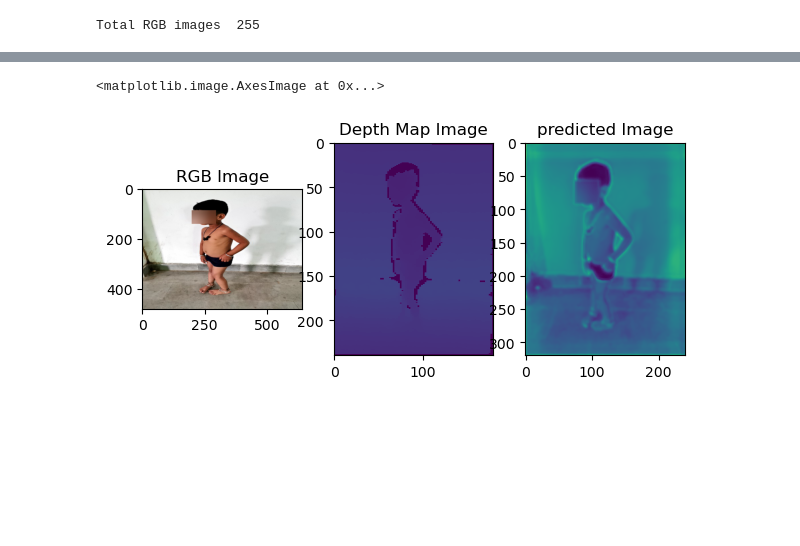
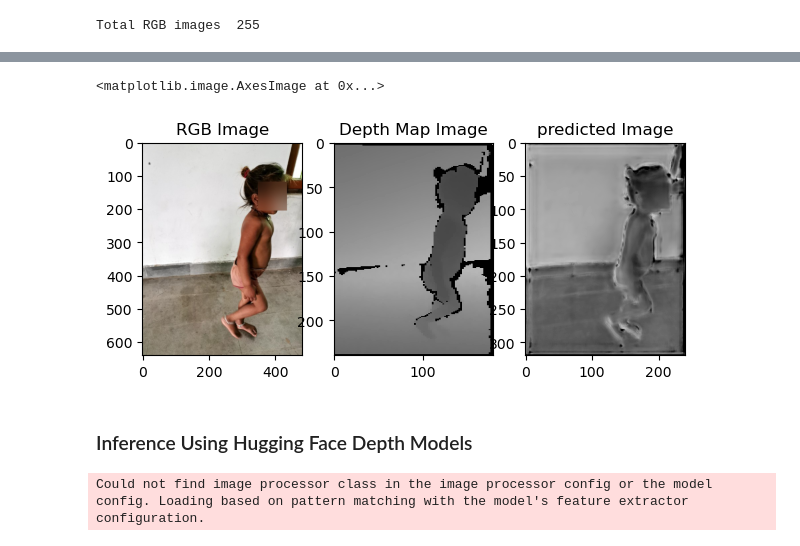
Before and after one commit to Samarth-991/Depth-Estimation, a Jupyter notebook: notebooks/03_inference.ipynb, the cells around one changed output, grey strips where cells are left out. Cells and saved outputs as stored; diff of their text form; code cells hidden in the pictures; blank space fills up the shorter version.

```diff
--- a/notebooks/03_inference.ipynb
+++ b/notebooks/03_inference.ipynb
@@ -162,36 +201,3 @@ fine_tune_depth_model = PTModel().float().to(device)
 fine_tune_depth_model.load_state_dict(torch.load(fine_tune_model_checkpoint))
 # %% [output]
 <All keys matched successfully>
-# %%
-plt.figure(figsize=(7,15))
-
-for i, sample_batch in enumerate(valid_loader):
-
-    image = sample_batch['image'].to(device)
-    depth = sample_batch['depth'].to(device)
-
-    y_pred = fine_tune_depth_model(sample_batch['image'].to(device))
-    y_pred = tensor_to_numpy_image(y_pred,rgb=False)
-    y_pred = DepthNorm(y_pred,0.05)*255
-
-    depth_image = tensor_to_numpy_image(depth,rgb=False)
-    resize_image =  tensor_to_numpy_image(image)
-
-    plt.subplot(1,3,1)
-    plt.title("RGB Image")
-    plt.imshow(resize_image)
-
-    plt.subplot(1,3,2)
-    plt.title("Depth Image")
-    plt.imshow(depth_image,cmap='gray')
-
-    plt.subplot(1,3,3)
-    plt.title(" Depth Image fine tune model")
-    plt.imshow(y_pred,cmap='gray')
-
-    # print(f"Image resolution: {y_pred.shape}")
-    # print(f"Data type: {y_pred.dtype}")
-    # print(f"Min value: {np.min(y_pred)}")
-    # print(f"Max value: {np.max(y_pred)}")
-    if i == 4:
-        break
@@ -231,5 +235,5 @@ torch.Size([1, 240, 320])
 # %%
-rgb_fpath = child_rgb_files[0]
+rgb_fpath = child_rgb_files[np.random.randint(0,255)]
 depth_fpath = rgb_fpath.replace('rgb','depth')
 calib_fpath = os.path.dirname(rgb_fpath).replace('rgb','calibration/0')
 
@@ -246,23 +250,37 @@ def get_predictions(test_image , model,depth_scale=0.01):
 
     y_pred = model(test_image)
     y_pred = tensor_to_numpy_image(y_pred,rgb=False)
-    return y_pred
-
+    y_pred = y_pred/ np.max(y_pred)
+    # y_pred *= depth_scale
+    y_pred =  np.where(y_pred<0, 0, y_pred)
+    return np.asarray(y_pred,dtype=np.float32)
 
 predicted_image  = get_predictions(data[8],model=fine_tune_depth_model)
 # %%
 plt.figure(figsize=(7,15))
 plt.subplot(1,3,1)
 plt.title("RGB Image")
 plt.imshow(data[8])
 
 plt.subplot(1,3,2)
 plt.title("Depth Map Image")
-plt.imshow(data[3]*255.0)
+plt.imshow(np.asarray(data[3],dtype=np.float32),cmap='gray')
 
 plt.subplot(1,3,3)
 plt.title("predicted Image")
-plt.imshow(predicted_image)
+plt.imshow(predicted_image,cmap='gray')
 # %% [output]
 <matplotlib.image.AxesImage at 0x...>
-[figure, old version]
+[figure, new version]
+# %% [markdown]
+### Inference Using Hugging Face Depth Models
+# %%
+from transformers import AutoImageProcessor, AutoModelForDepthEstimation
+import torch
+import numpy as np
+checkpoint = "vinvino02/glpn-nyu"
+
+image_processor = AutoImageProcessor.from_pretrained(checkpoint)
+model = AutoModelForDepthEstimation.from_pretrained(checkpoint)
+# %% [output]
+Could not find image processor class in the image processor config or the model config. Loading based on pattern matching with the model's feature extractor configuration.
```
Also changed, not shown: parts of 17 cells of this notebook, 2 other files.
